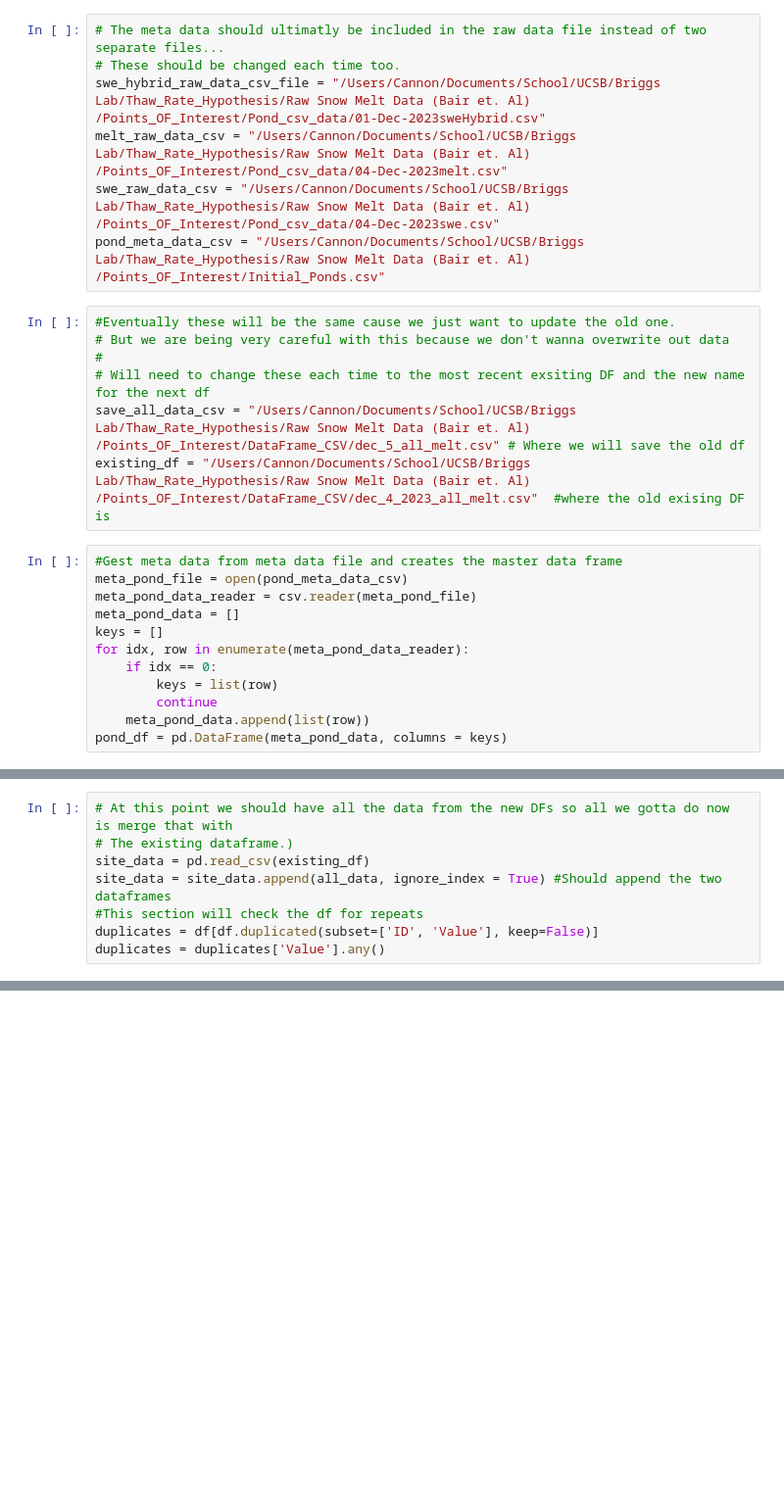
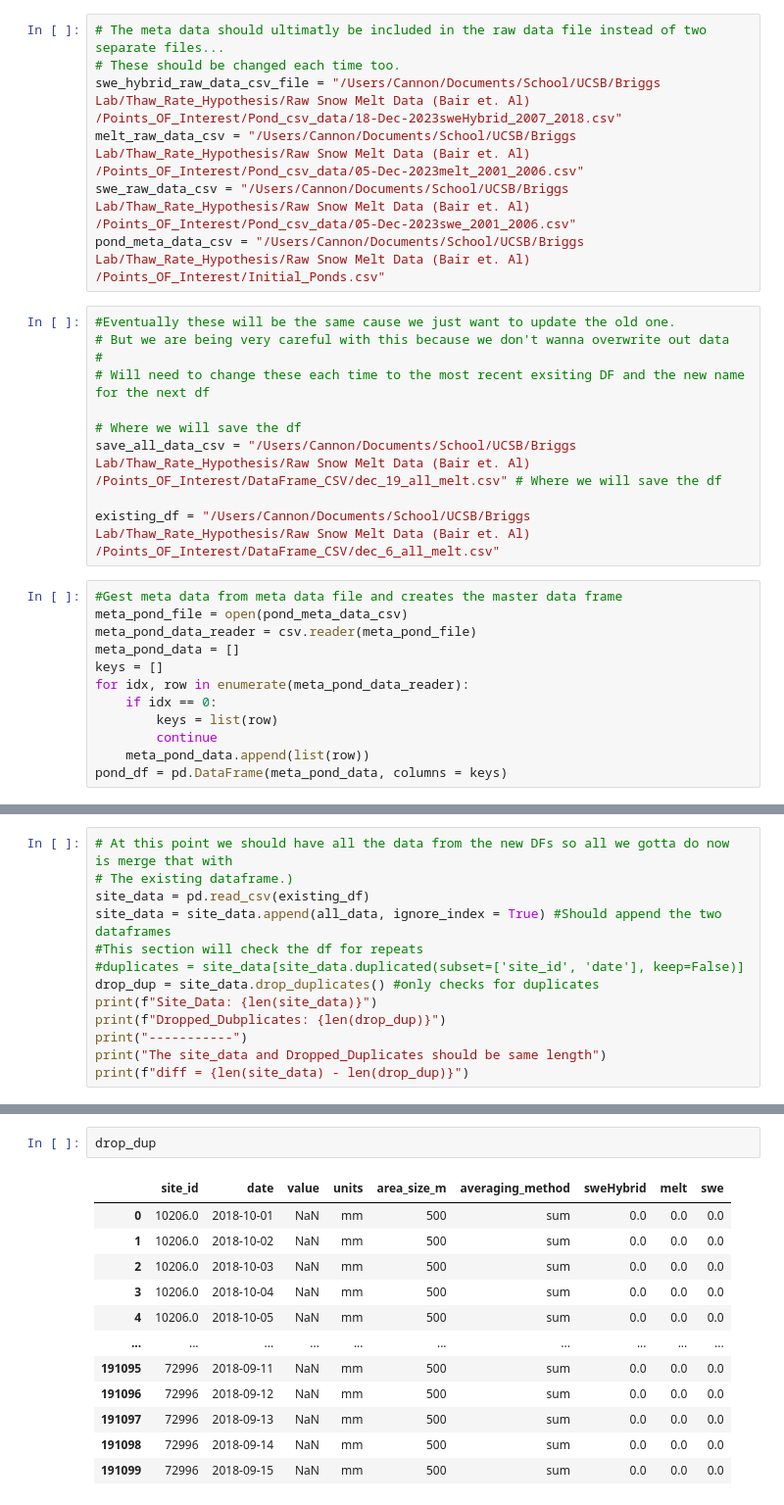
Before and after one commit to malloc3/snow_melt_hypothesis, a Jupyter notebook: Add_New_Data_to_Existing_DF.ipynb, the cells around one changed output, grey strips where cells are left out. Shown at 98% size. Saved outputs shown, nothing was run; the diff lists cells and outputs as text; blank space fills up the shorter version.

```diff
--- a/Add_New_Data_to_Existing_DF.ipynb
+++ b/Add_New_Data_to_Existing_DF.ipynb
@@ -62,17 +62,20 @@ def custom_function_that_is_specific_to_data_type(pond_df, raw_data_csv_file, ra
 # %%
 # The meta data should ultimatly be included in the raw data file instead of two separate files...
 # These should be changed each time too.
-swe_hybrid_raw_data_csv_file = "/Users/Cannon/Documents/School/UCSB/Briggs Lab/Thaw_Rate_Hypothesis/Raw Snow Melt Data (Bair et. Al) /Points_OF_Interest/Pond_csv_data/01-Dec-2023sweHybrid.csv"
-melt_raw_data_csv = "/Users/Cannon/Documents/School/UCSB/Briggs Lab/Thaw_Rate_Hypothesis/Raw Snow Melt Data (Bair et. Al) /Points_OF_Interest/Pond_csv_data/04-Dec-2023melt.csv"
-swe_raw_data_csv = "/Users/Cannon/Documents/School/UCSB/Briggs Lab/Thaw_Rate_Hypothesis/Raw Snow Melt Data (Bair et. Al) /Points_OF_Interest/Pond_csv_data/04-Dec-2023swe.csv"
+swe_hybrid_raw_data_csv_file = "/Users/Cannon/Documents/School/UCSB/Briggs Lab/Thaw_Rate_Hypothesis/Raw Snow Melt Data (Bair et. Al) /Points_OF_Interest/Pond_csv_data/18-Dec-2023sweHybrid_2007_2018.csv"
+melt_raw_data_csv = "/Users/Cannon/Documents/School/UCSB/Briggs Lab/Thaw_Rate_Hypothesis/Raw Snow Melt Data (Bair et. Al) /Points_OF_Interest/Pond_csv_data/05-Dec-2023melt_2001_2006.csv"
+swe_raw_data_csv = "/Users/Cannon/Documents/School/UCSB/Briggs Lab/Thaw_Rate_Hypothesis/Raw Snow Melt Data (Bair et. Al) /Points_OF_Interest/Pond_csv_data/05-Dec-2023swe_2001_2006.csv"
 pond_meta_data_csv = "/Users/Cannon/Documents/School/UCSB/Briggs Lab/Thaw_Rate_Hypothesis/Raw Snow Melt Data (Bair et. Al) /Points_OF_Interest/Initial_Ponds.csv"
 # %%
 #Eventually these will be the same cause we just want to update the old one.
 # But we are being very careful with this because we don't wanna overwrite out data
 #
 # Will need to change these each time to the most recent exsiting DF and the new name for the next df
-save_all_data_csv = "/Users/Cannon/Documents/School/UCSB/Briggs Lab/Thaw_Rate_Hypothesis/Raw Snow Melt Data (Bair et. Al) /Points_OF_Interest/DataFrame_CSV/dec_5_all_melt.csv" # Where we will save the old df
-existing_df = "/Users/Cannon/Documents/School/UCSB/Briggs Lab/Thaw_Rate_Hypothesis/Raw Snow Melt Data (Bair et. Al) /Points_OF_Interest/DataFrame_CSV/dec_4_2023_all_melt.csv"  #where the old exising DF is
+
+# Where we will save the df
+save_all_data_csv = "/Users/Cannon/Documents/School/UCSB/Briggs Lab/Thaw_Rate_Hypothesis/Raw Snow Melt Data (Bair et. Al) /Points_OF_Interest/DataFrame_CSV/dec_19_all_melt.csv" # Where we will save the df
+
+existing_df = "/Users/Cannon/Documents/School/UCSB/Briggs Lab/Thaw_Rate_Hypothesis/Raw Snow Melt Data (Bair et. Al) /Points_OF_Interest/DataFrame_CSV/dec_6_all_melt.csv"
 # %%
 #Gest meta data from meta data file and creates the master data frame
 meta_pond_file = open(pond_meta_data_csv)
@@ -117,5 +147,10 @@ all_data = all_data.drop(columns=columns_to_delete)
 site_data = pd.read_csv(existing_df)
 site_data = site_data.append(all_data, ignore_index = True) #Should append the two dataframes
 #This section will check the df for repeats
-duplicates = df[df.duplicated(subset=['ID', 'Value'], keep=False)]
-duplicates = duplicates['Value'].any()
+#duplicates = site_data[site_data.duplicated(subset=['site_id', 'date'], keep=False)]
+drop_dup = site_data.drop_duplicates() #only checks for duplicates
+print(f"Site_Data: {len(site_data)}")
+print(f"Dropped_Dubplicates: {len(drop_dup)}")
+print("-----------")
+print("The site_data and Dropped_Duplicates should be same length")
+print(f"diff = {len(site_data) - len(drop_dup)}")
@@ -121,0 +163,15 @@ duplicates = duplicates['Value'].any()
+# %%
+drop_dup
+# %% [output]
+|  | site_id | date | value | units | area_size_m | averaging_method | sweHybrid | melt | swe |
+| 0 | 10206.0 | 2018-10-01 | NaN | mm | 500 | sum | 0.0 | 0.0 | 0.0 |
+| 1 | 10206.0 | 2018-10-02 | NaN | mm | 500 | sum | 0.0 | 0.0 | 0.0 |
+| 2 | 10206.0 | 2018-10-03 | NaN | mm | 500 | sum | 0.0 | 0.0 | 0.0 |
+| 3 | 10206.0 | 2018-10-04 | NaN | mm | 500 | sum | 0.0 | 0.0 | 0.0 |
+| 4 | 10206.0 | 2018-10-05 | NaN | mm | 500 | sum | 0.0 | 0.0 | 0.0 |
+| ... | ... | ... | ... | ... | ... | ... | ... | ... | ... |
+| 191095 | 72996 | 2018-09-11 | NaN | mm | 500 | sum | 0.0 | 0.0 | 0.0 |
+| 191096 | 72996 | 2018-09-12 | NaN | mm | 500 | sum | 0.0 | 0.0 | 0.0 |
+| 191097 | 72996 | 2018-09-13 | NaN | mm | 500 | sum | 0.0 | 0.0 | 0.0 |
+| 191098 | 72996 | 2018-09-14 | NaN | mm | 500 | sum | 0.0 | 0.0 | 0.0 |
+| 191099 | 72996 | 2018-09-15 | NaN | mm | 500 | sum | 0.0 | 0.0 | 0.0 |
```
Also changed, not shown: parts of 5 cells of this notebook, 4 other files.
